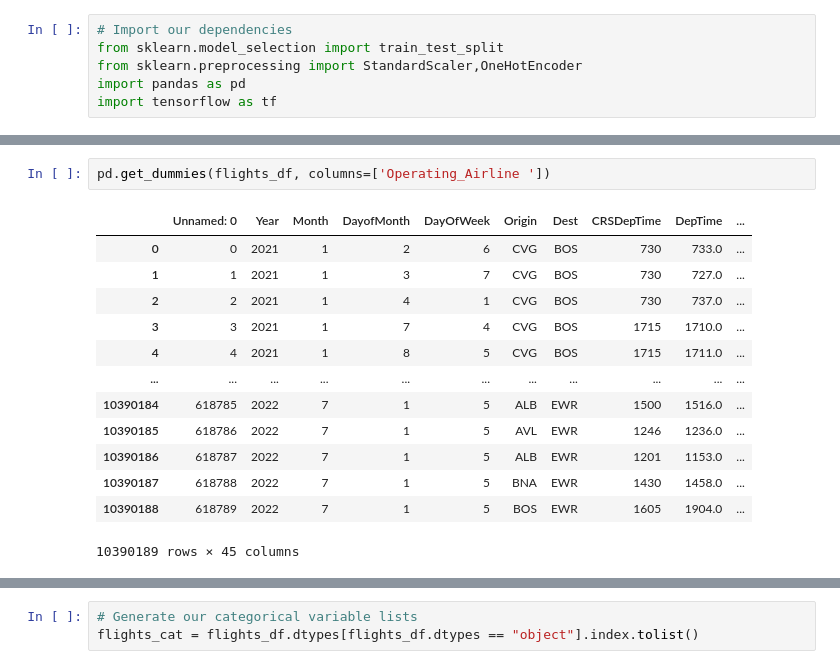
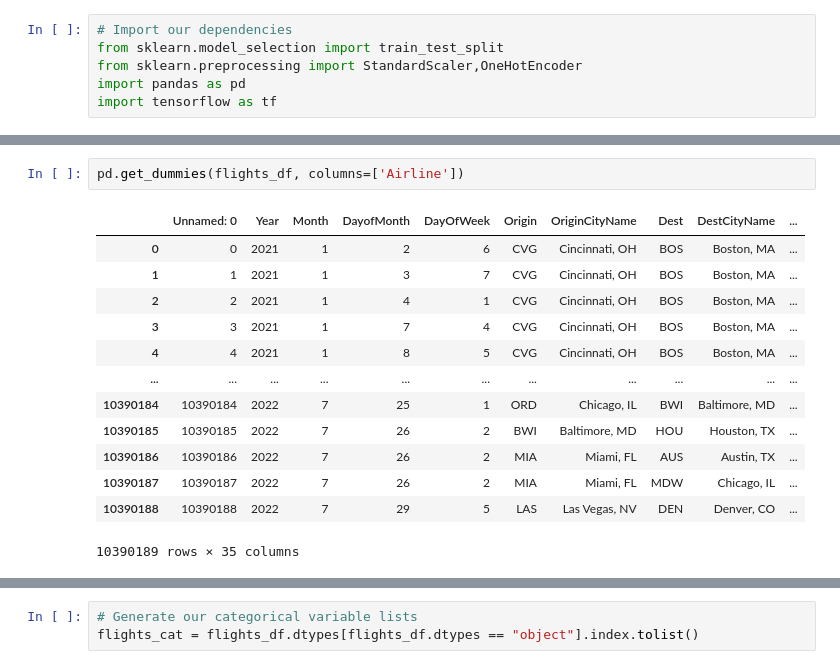
Before and after one commit to montsecruz9/Final_Project, a Jupyter notebook: MachineLearning_flights.ipynb, the cells around one changed output, grey strips where cells are left out. Drawn from its saved outputs; the diff is of its cells as text.

```diff
--- a/MachineLearning_flights.ipynb
+++ b/MachineLearning_flights.ipynb
@@ -30,16 +51,16 @@ flights_df.head()
 # %%
-pd.get_dummies(flights_df, columns=['Operating_Airline '])
+pd.get_dummies(flights_df, columns=['Airline'])
 # %% [output]
-|  | Unnamed: 0 | Year | Month | DayofMonth | DayOfWeek | Origin | Dest | CRSDepTime | DepTime | ... |
-| 0 | 0 | 2021 | 1 | 2 | 6 | CVG | BOS | 730 | 733.0 | ... |
-| 1 | 1 | 2021 | 1 | 3 | 7 | CVG | BOS | 730 | 727.0 | ... |
-| 2 | 2 | 2021 | 1 | 4 | 1 | CVG | BOS | 730 | 737.0 | ... |
-| 3 | 3 | 2021 | 1 | 7 | 4 | CVG | BOS | 1715 | 1710.0 | ... |
-| 4 | 4 | 2021 | 1 | 8 | 5 | CVG | BOS | 1715 | 1711.0 | ... |
+|  | Unnamed: 0 | Year | Month | DayofMonth | DayOfWeek | Origin | OriginCityName | Dest | DestCityName | ... |
+| 0 | 0 | 2021 | 1 | 2 | 6 | CVG | Cincinnati, OH | BOS | Boston, MA | ... |
+| 1 | 1 | 2021 | 1 | 3 | 7 | CVG | Cincinnati, OH | BOS | Boston, MA | ... |
+| 2 | 2 | 2021 | 1 | 4 | 1 | CVG | Cincinnati, OH | BOS | Boston, MA | ... |
+| 3 | 3 | 2021 | 1 | 7 | 4 | CVG | Cincinnati, OH | BOS | Boston, MA | ... |
+| 4 | 4 | 2021 | 1 | 8 | 5 | CVG | Cincinnati, OH | BOS | Boston, MA | ... |
 | ... | ... | ... | ... | ... | ... | ... | ... | ... | ... | ... |
-| 10390184 | 618785 | 2022 | 7 | 1 | 5 | ALB | EWR | 1500 | 1516.0 | ... |
-| 10390185 | 618786 | 2022 | 7 | 1 | 5 | AVL | EWR | 1246 | 1236.0 | ... |
-| 10390186 | 618787 | 2022 | 7 | 1 | 5 | ALB | EWR | 1201 | 1153.0 | ... |
-| 10390187 | 618788 | 2022 | 7 | 1 | 5 | BNA | EWR | 1430 | 1458.0 | ... |
-| 10390188 | 618789 | 2022 | 7 | 1 | 5 | BOS | EWR | 1605 | 1904.0 | ... |
+| 10390184 | 10390184 | 2022 | 7 | 25 | 1 | ORD | Chicago, IL | BWI | Baltimore, MD | ... |
+| 10390185 | 10390185 | 2022 | 7 | 26 | 2 | BWI | Baltimore, MD | HOU | Houston, TX | ... |
+| 10390186 | 10390186 | 2022 | 7 | 26 | 2 | MIA | Miami, FL | AUS | Austin, TX | ... |
+| 10390187 | 10390187 | 2022 | 7 | 26 | 2 | MIA | Miami, FL | MDW | Chicago, IL | ... |
+| 10390188 | 10390188 | 2022 | 7 | 29 | 5 | LAS | Las Vegas, NV | DEN | Denver, CO | ... |
-10390189 rows × 45 columns
+10390189 rows × 35 columns
```
Also changed, not shown: parts of 6 cells of this notebook.
